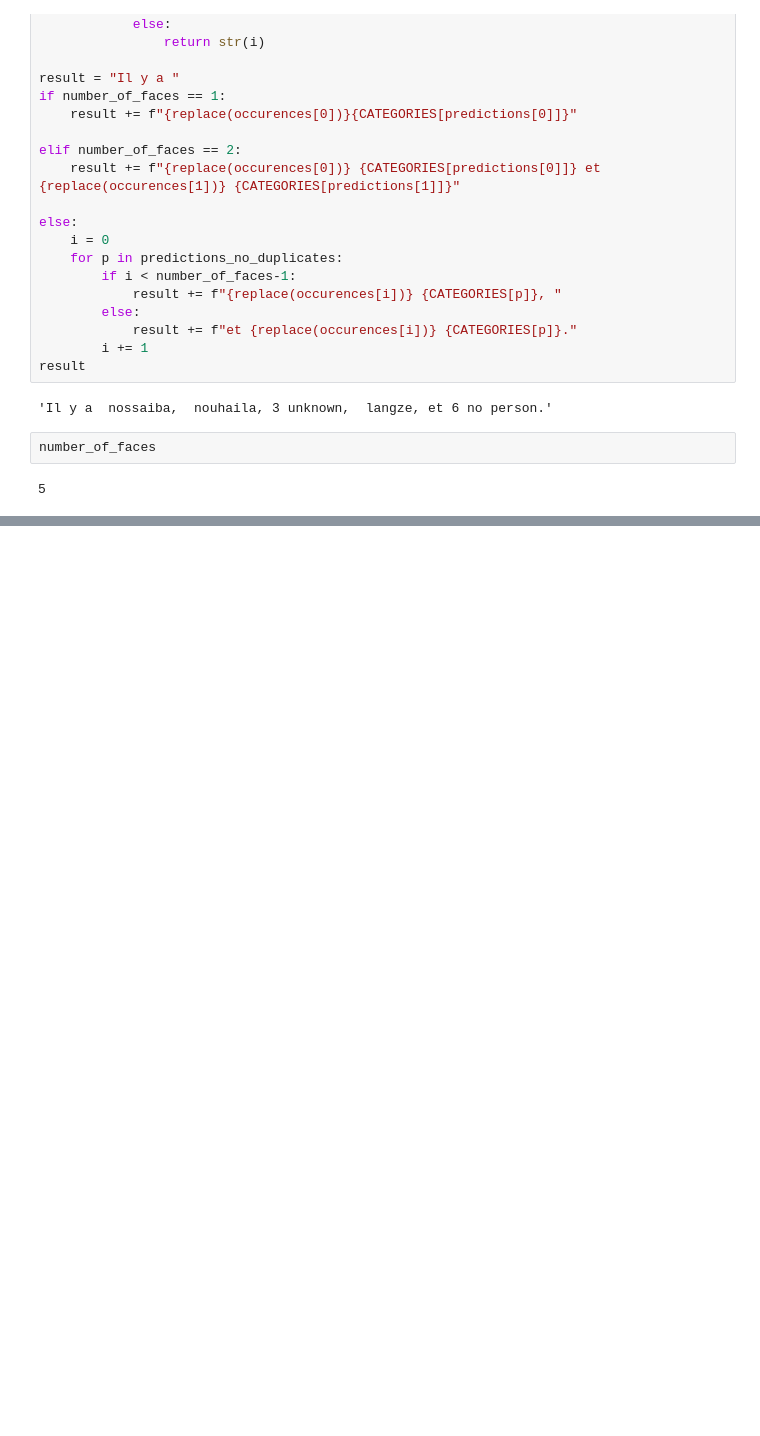
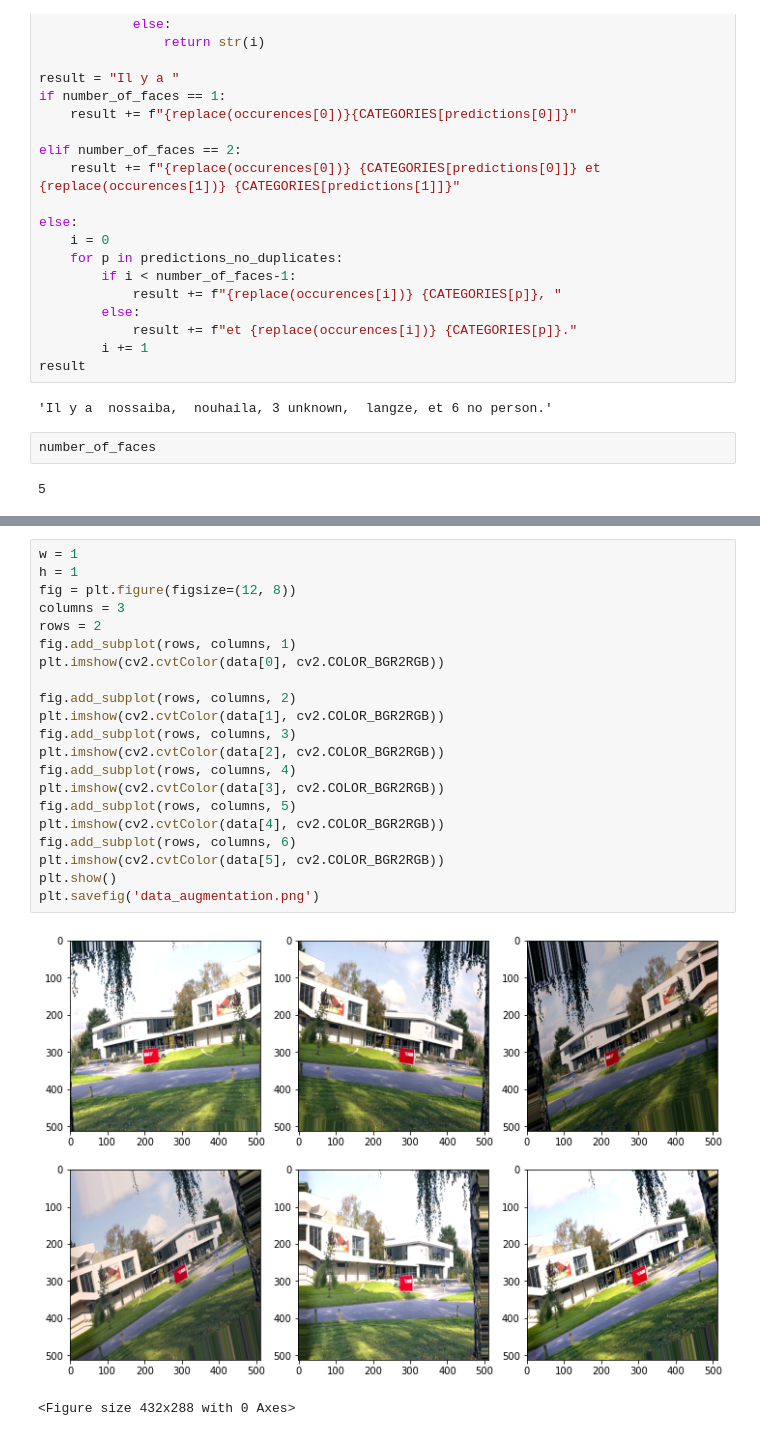
Before and after one commit to mohammedAljadd/smart-glasses, a Jupyter notebook: Model training/face identification/CNN model.ipynb, the cells around one changed output, grey strips where cells are left out. Cells and saved outputs as stored; diff of their text form; blank space fills up the shorter version.

```diff
--- a/Model training/face identification/CNN model.ipynb
+++ b/Model training/face identification/CNN model.ipynb
@@ -680,0 +724,24 @@ number_of_faces
+# %%
+w = 1
+h = 1
+fig = plt.figure(figsize=(12, 8))
+columns = 3
+rows = 2
+fig.add_subplot(rows, columns, 1)
+plt.imshow(cv2.cvtColor(data[0], cv2.COLOR_BGR2RGB))
+
+fig.add_subplot(rows, columns, 2)
+plt.imshow(cv2.cvtColor(data[1], cv2.COLOR_BGR2RGB))
+fig.add_subplot(rows, columns, 3)
+plt.imshow(cv2.cvtColor(data[2], cv2.COLOR_BGR2RGB))
+fig.add_subplot(rows, columns, 4)
+plt.imshow(cv2.cvtColor(data[3], cv2.COLOR_BGR2RGB))
+fig.add_subplot(rows, columns, 5)
+plt.imshow(cv2.cvtColor(data[4], cv2.COLOR_BGR2RGB))
+fig.add_subplot(rows, columns, 6)
+plt.imshow(cv2.cvtColor(data[5], cv2.COLOR_BGR2RGB))
+plt.show()
+plt.savefig('data_augmentation.png')
+# %% [output]
+[figure, added]
+<Figure size 432x288 with 0 Axes>
```
Also changed, not shown: parts of 7 cells of this notebook, 4 other files.
